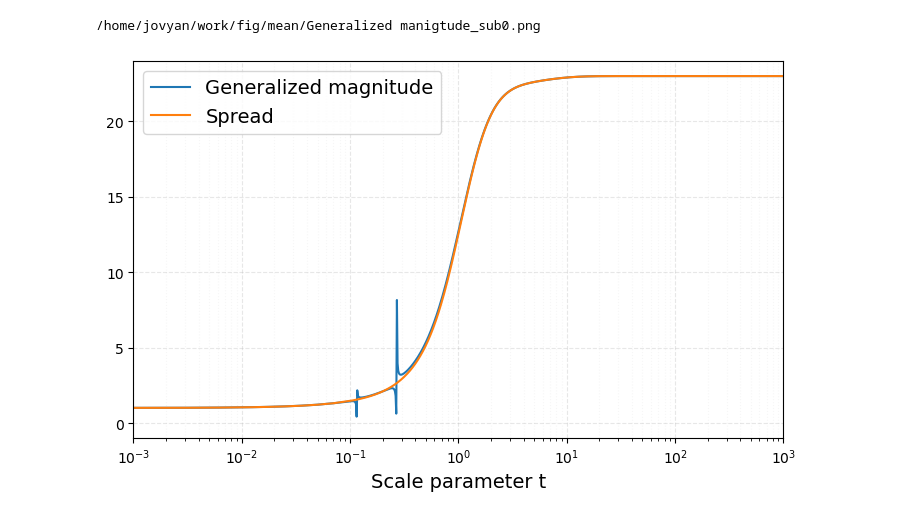
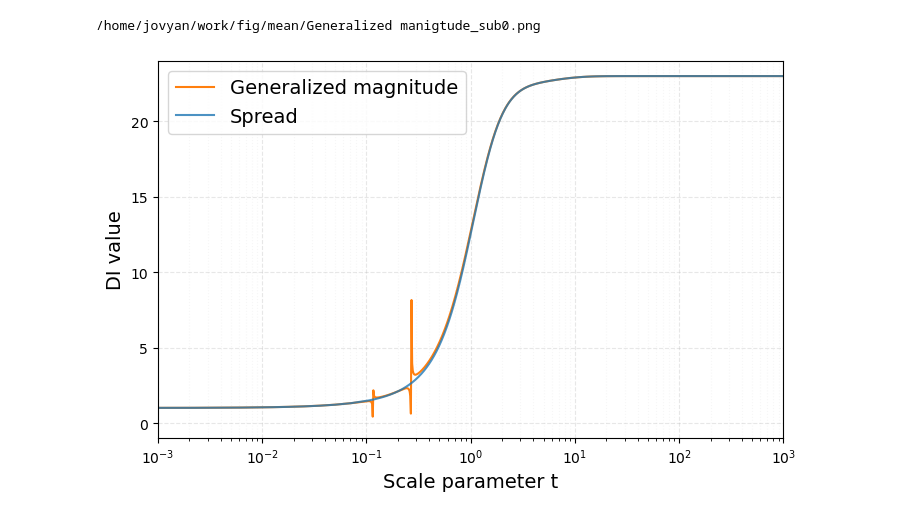
Before and after one commit to k-kyoko/qstr_diversity, a Jupyter notebook: notebooks/visualize_mean.ipynb, the cells around one changed output. Saved outputs shown, nothing was run; the diff lists cells and outputs as text; code cells hidden in the pictures.

```diff
--- a/notebooks/visualize_mean.ipynb
+++ b/notebooks/visualize_mean.ipynb
@@ -38,33 +38,34 @@ print(out)
 # %%
 figsize = (7.2, 4.6)
 xlim = [0.001, 1000]
 ylim = [-1, 24]
 
 fig, ax = plt.subplots(figsize=figsize)
 
 t_sorted = [pd.to_numeric(genmag_mean.columns).to_numpy(),
             pd.to_numeric(spr_mean.columns).to_numpy()]
 y = [np.squeeze(genmag_mean.to_numpy()), np.squeeze(spr_mean.to_numpy())]
-ax.plot(t_sorted[0], y[0], label="Generalized magnitude")
-ax.plot(t_sorted[1], y[1], label="Spread")
+ax.plot(t_sorted[0], y[0], label="Generalized magnitude", color="tab:orange")
+ax.plot(t_sorted[1], y[1], label="Spread", color="tab:blue", alpha=0.8)
 
 ax.set_xscale("log")
 ax.set_xlim(*xlim)
 ax.xaxis.set_major_locator(LogLocator(base=10.0, numticks=6))
 ax.xaxis.set_major_formatter(LogFormatterMathtext(base=10.0))
 ax.xaxis.set_minor_locator(LogLocator(base=10.0, subs=np.arange(2, 10) * 0.1, numticks=100))
 ax.xaxis.set_minor_formatter(NullFormatter())
 ax.grid(True, which="major", linestyle="--", alpha=0.3)
 ax.grid(True, which="minor", linestyle=":", alpha=0.1)
 
 ax.set_ylim(ylim)
 
 ax.set_xlabel("Scale parameter t", fontsize=14)
+ax.set_ylabel("DI value", fontsize=14)
 ax.legend(fontsize=14)
 
 fig.tight_layout()
 
 out_png = os.path.join(figpath, "DIs_mean.png")
 fig.savefig(out_png, dpi=300, bbox_inches="tight")
 # %% [output]
-[figure, old version]
+[figure, new version]
```
Also changed, not shown: 26 other files.
